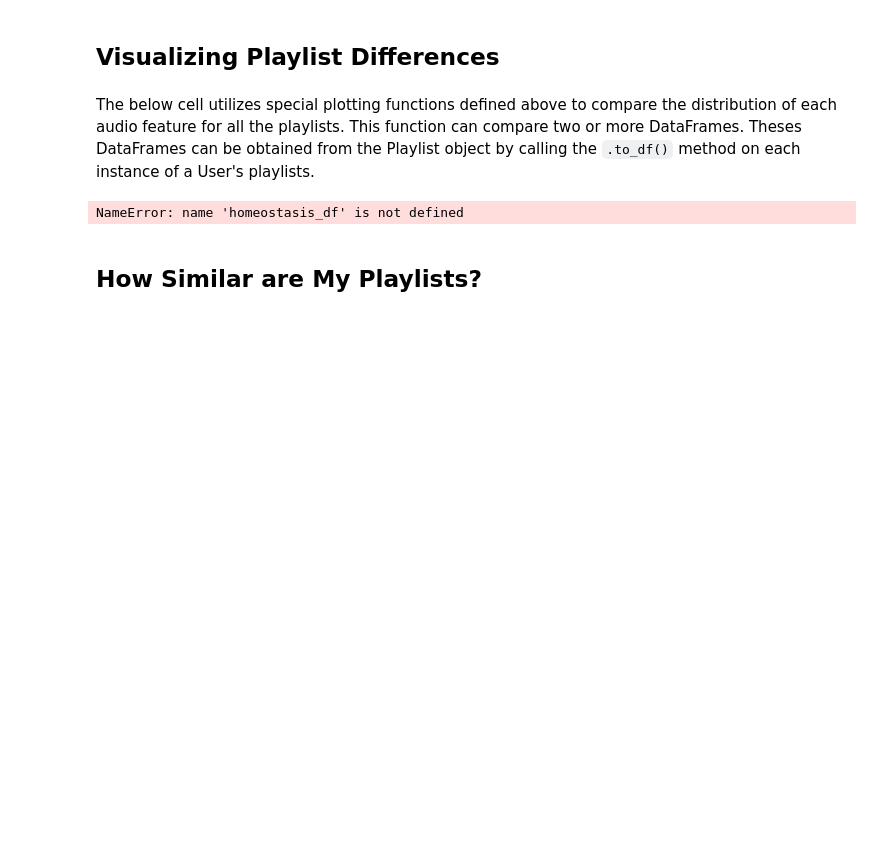
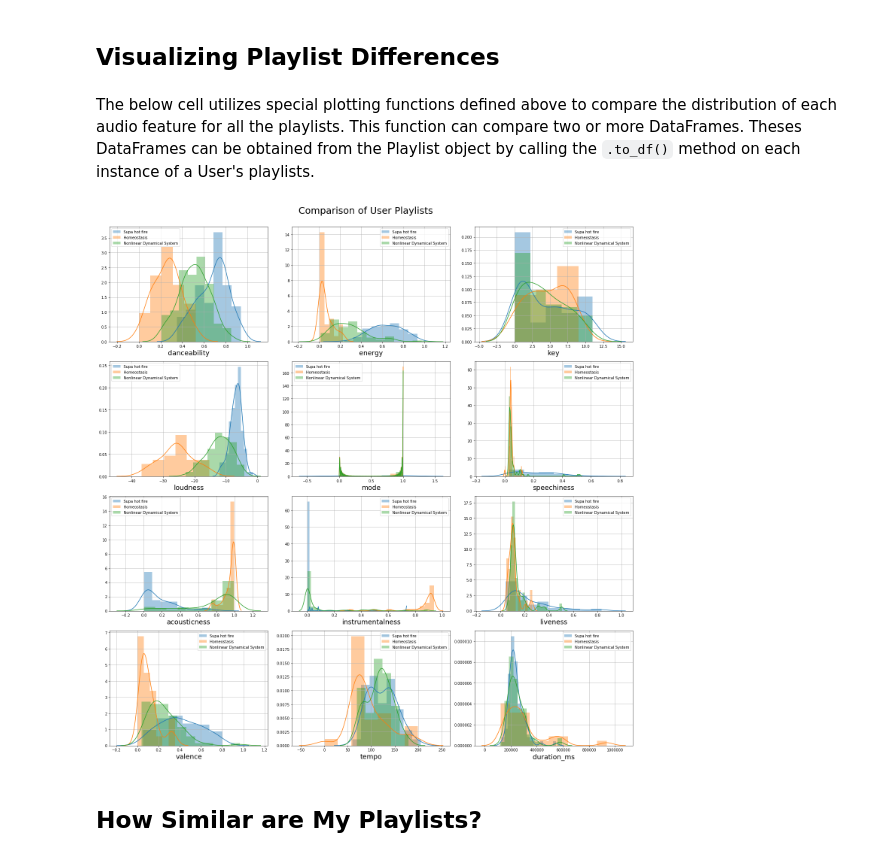
Before and after one commit to willfurtado/Visualizing-Spotify-Data, a Jupyter notebook: Playlist Analysis.ipynb, the cells around one changed output. Saved outputs shown, nothing was run; the diff lists cells and outputs as text; code cells hidden in the pictures; blank space fills up the shorter version.

```diff
--- a/Playlist Analysis.ipynb
+++ b/Playlist Analysis.ipynb
@@ -199,9 +201,9 @@ supa_df = supa.to_df()
 # %% [markdown]
 The below cell utilizes special plotting functions defined above to compare the distribution of each audio feature for all the playlists. This function can compare two or more DataFrames. Theses DataFrames can be obtained from the Playlist object by calling the `.to_df()` method on each instance of a User's playlists.
 # %%
-compare(quantum_df, homeostasis_df, nonlinear_df)
+compare(supa_df, homeostasis_df, nonlinear_df)
 # %% [output]
-NameError: name 'homeostasis_df' is not defined
+[figure, added]
 # %% [markdown]
 ## How Similar are My Playlists?
 # %% [markdown]
```
Also changed, not shown: parts of 16 cells of this notebook, 6 other files.
